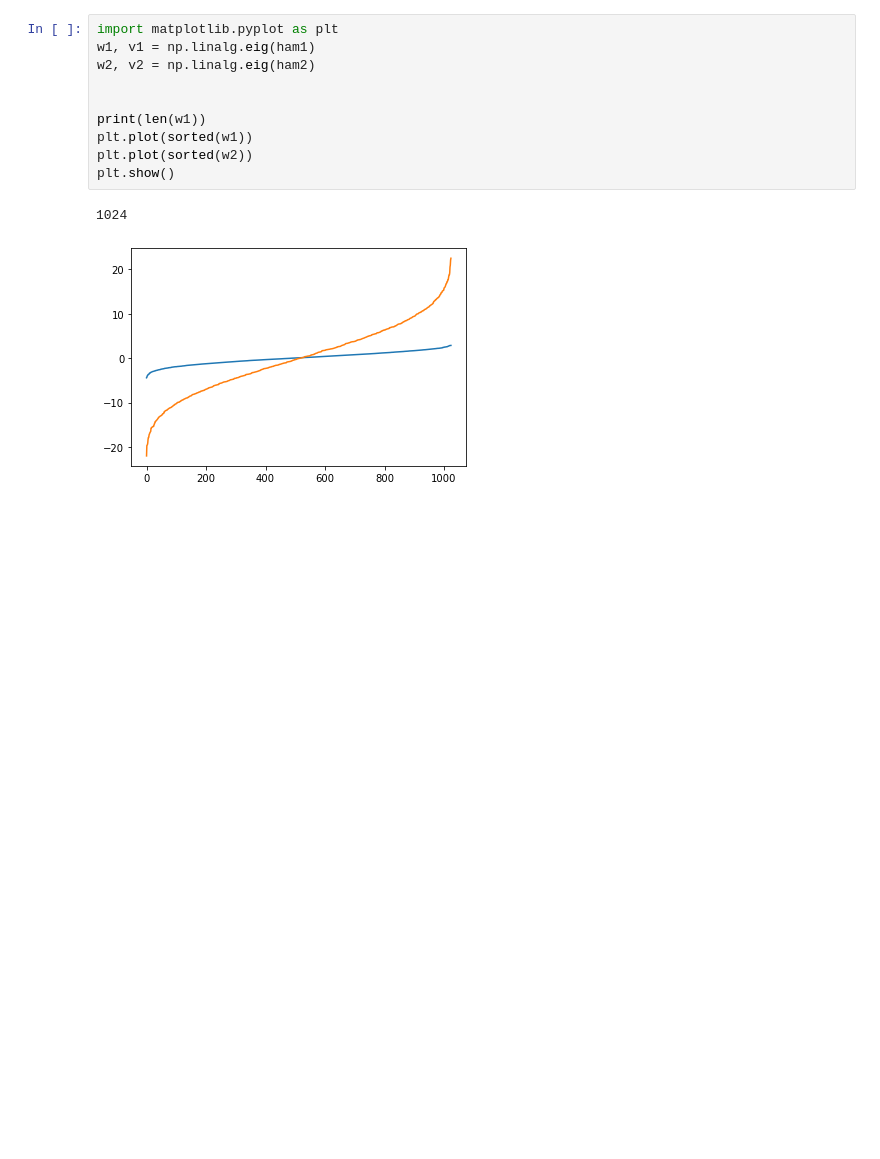
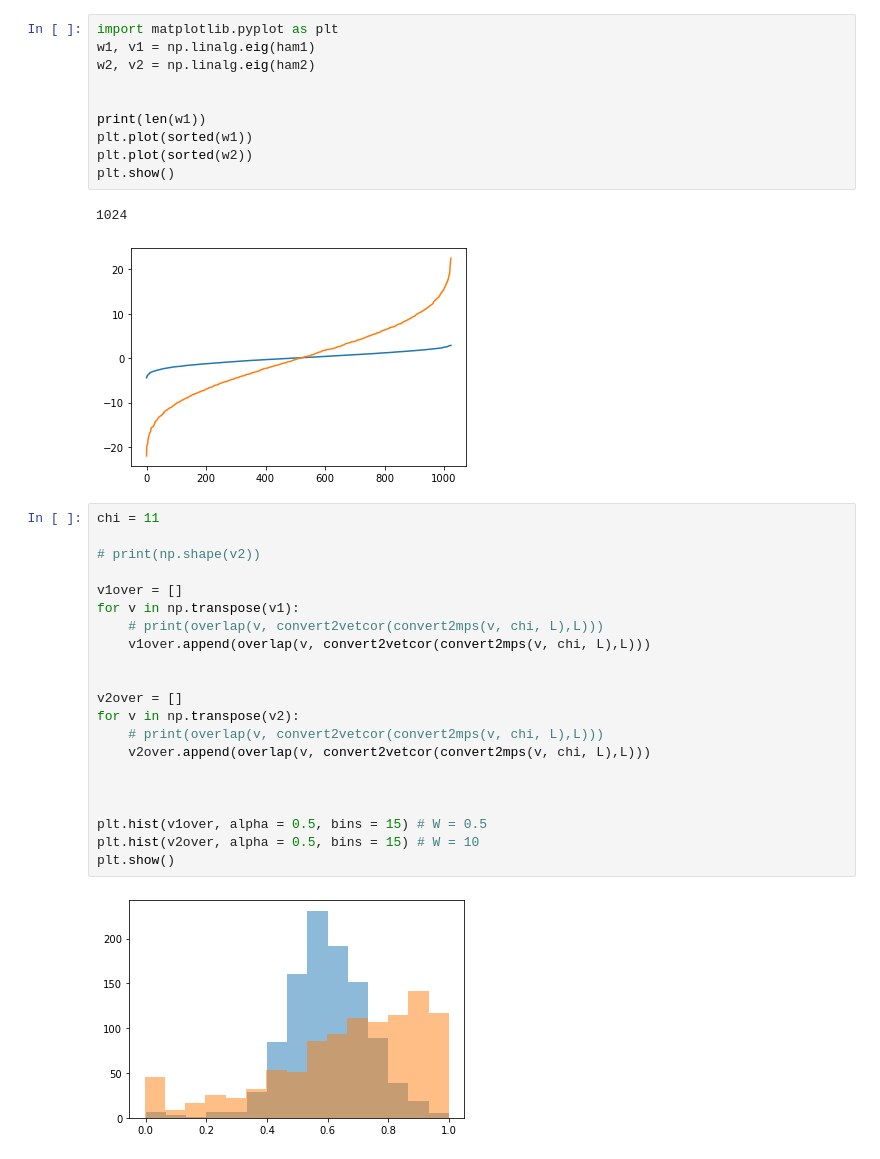
Before and after one commit to Leonhard-Moske/CMCMP, a Jupyter notebook: sheet11/physics767_sheet11_LeonhardMoske.ipynb, the cells around one changed output. Drawn from its saved outputs; the diff is of its cells as text; blank space fills up the shorter version.

Commit message:
32 overlap

```diff
--- a/sheet11/physics767_sheet11_LeonhardMoske.ipynb
+++ b/sheet11/physics767_sheet11_LeonhardMoske.ipynb
@@ -218,3 +218,26 @@ plt.show()
 # %% [output]
 1024
 [figure]
+# %%
+chi = 11
+
+# print(np.shape(v2))
+
+v1over = []
+for v in np.transpose(v1):
+    # print(overlap(v, convert2vetcor(convert2mps(v, chi, L),L)))
+    v1over.append(overlap(v, convert2vetcor(convert2mps(v, chi, L),L)))
+
+
+v2over = []
+for v in np.transpose(v2):
+    # print(overlap(v, convert2vetcor(convert2mps(v, chi, L),L)))
+    v2over.append(overlap(v, convert2vetcor(convert2mps(v, chi, L),L)))
+
+
+
+plt.hist(v1over, alpha = 0.5, bins = 15) # W = 0.5
+plt.hist(v2over, alpha = 0.5, bins = 15) # W = 10
+plt.show()
+# %% [output]
+[figure, added]
```
